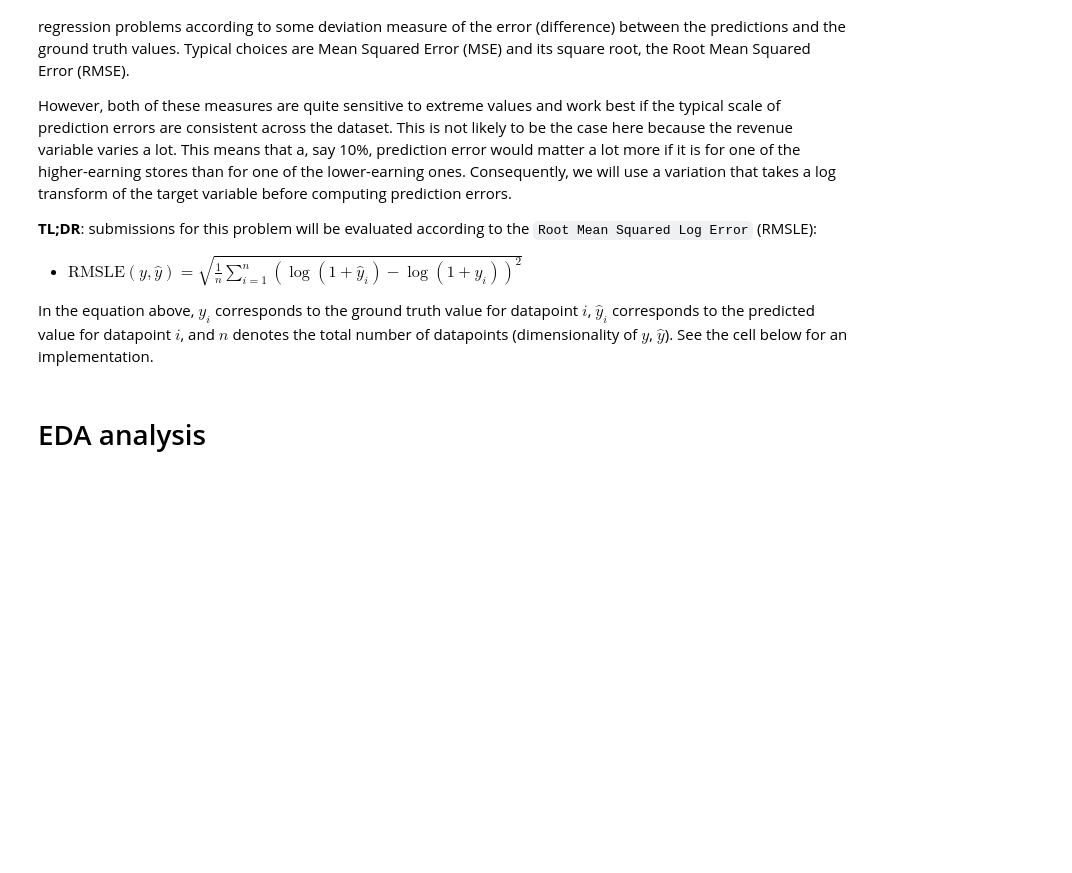
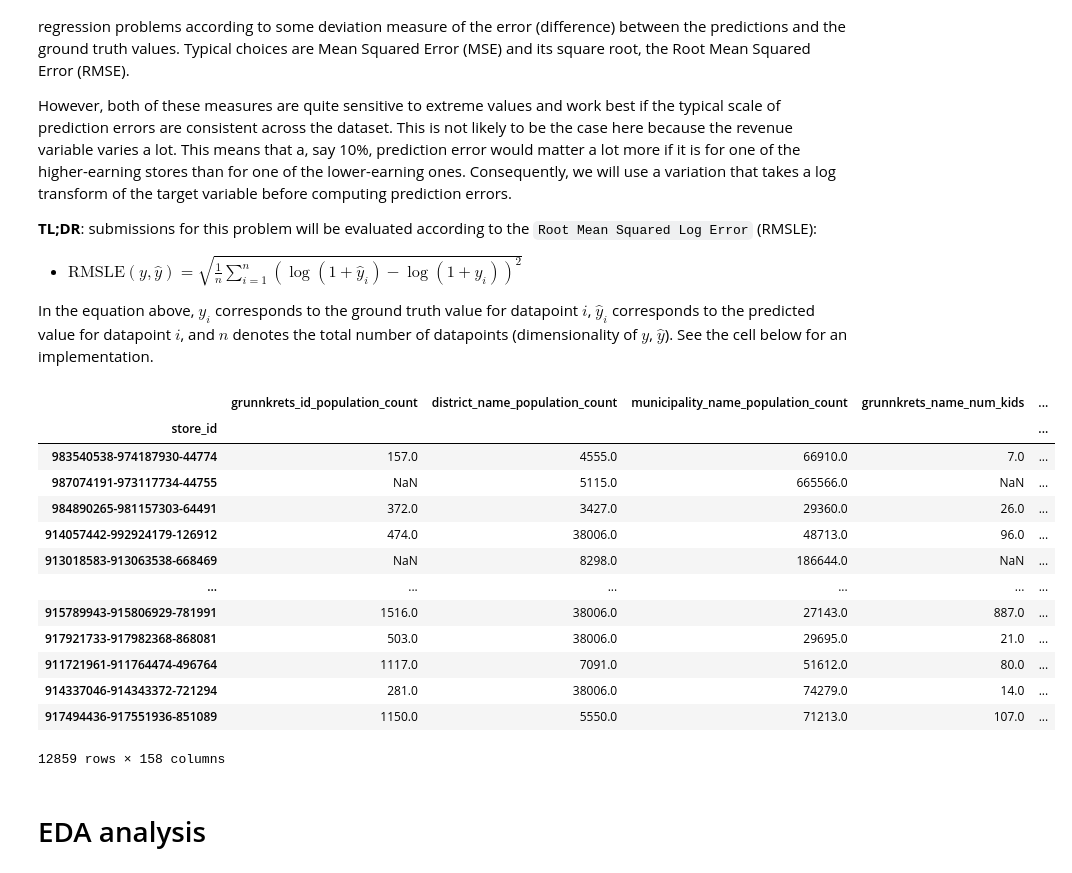
Before and after one commit to SimenQ/machine_learning, a Jupyter notebook: notebooks/Arash/ML_model.ipynb, the cells around one changed output. Saved outputs shown, nothing was run; the diff lists cells and outputs as text; code cells hidden in the pictures; blank space fills up the shorter version.

```diff
--- a/notebooks/Arash/ML_model.ipynb
+++ b/notebooks/Arash/ML_model.ipynb
@@ -42,3 +42,27 @@ x_train2 = pd.read_csv('C:/Users/aminp/OneDrive/Dokumenter/NTNU/4år/Machinelear
+# %%
+
+df3 = df1.set_index("store_id")
+x_trian1 = df3.drop(["Unnamed: 0"], axis = 1)
+
+df4 = df2.set_index("store_id")
+x_train2 = df4.drop(["Unnamed: 0"], axis = 1)
+
+x_train2
+# %% [output]
+|  | grunnkrets_id_population_count | district_name_population_count | municipality_name_population_count | grunnkrets_name_num_kids | ... |
+| store_id |  |  |  |  | ... |
+| 983540538-974187930-44774 | 157.0 | 4555.0 | 66910.0 | 7.0 | ... |
+| 987074191-973117734-44755 | NaN | 5115.0 | 665566.0 | NaN | ... |
+| 984890265-981157303-64491 | 372.0 | 3427.0 | 29360.0 | 26.0 | ... |
+| 914057442-992924179-126912 | 474.0 | 38006.0 | 48713.0 | 96.0 | ... |
+| 913018583-913063538-668469 | NaN | 8298.0 | 186644.0 | NaN | ... |
+| ... | ... | ... | ... | ... | ... |
+| 915789943-915806929-781991 | 1516.0 | 38006.0 | 27143.0 | 887.0 | ... |
+| 917921733-917982368-868081 | 503.0 | 38006.0 | 29695.0 | 21.0 | ... |
+| 911721961-911764474-496764 | 1117.0 | 7091.0 | 51612.0 | 80.0 | ... |
+| 914337046-914343372-721294 | 281.0 | 38006.0 | 74279.0 | 14.0 | ... |
+| 917494436-917551936-851089 | 1150.0 | 5550.0 | 71213.0 | 107.0 | ... |
+12859 rows × 158 columns
 # %% [markdown]
 # EDA analysis
 # %%
```
Also changed, not shown: parts of 3 cells of this notebook, 1 other file.
